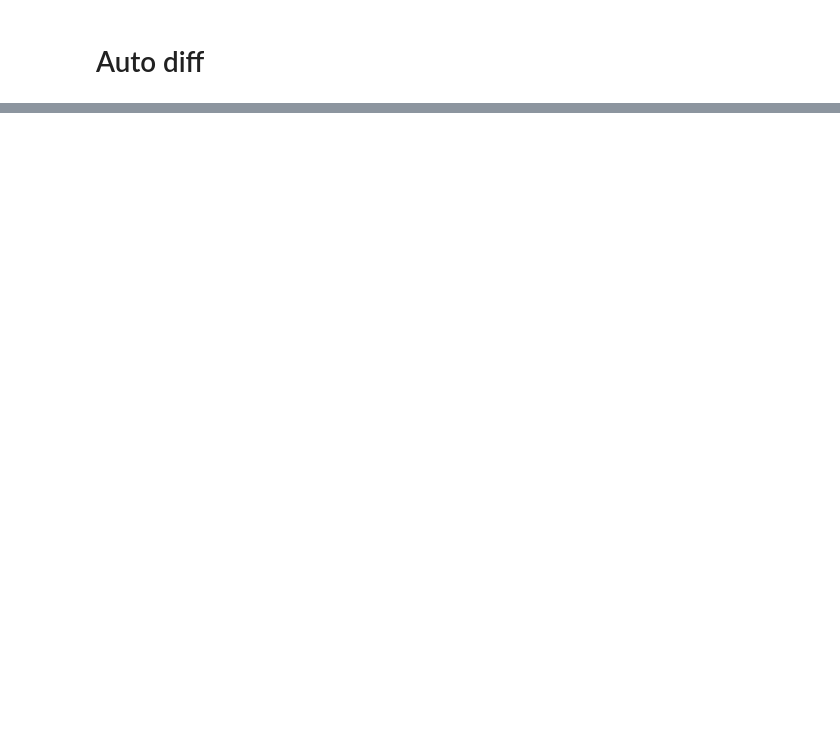
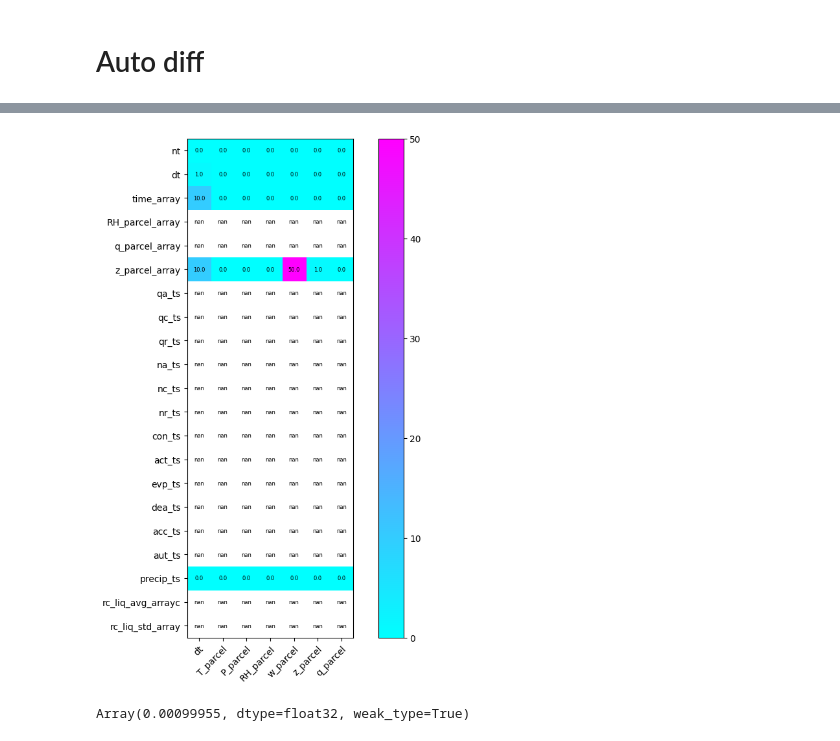
Before and after one commit to zrowland885/PyLCM_edu, a Jupyter notebook: PyLCM_edu_jax.ipynb, the cells around one changed output, grey strips where cells are left out. Cells and saved outputs as stored; diff of their text form; code cells hidden in the pictures; blank space fills up the shorter version.

```diff
--- a/PyLCM_edu_jax.ipynb
+++ b/PyLCM_edu_jax.ipynb
@@ -108,5 +123,3 @@ normal_pseudorandom = random.normal(subkey, shape=(1,))
-# %%
-rng = 1.
 # %% [markdown]
 # Test normal operation
 # %%
@@ -186,14 +200,14 @@ timesteps_function(
 # %% [markdown]
 # Auto diff
 # %%
-grad_timesteps_function = grad(
-    timesteps_function, 0, allow_int=True
+grad_timesteps_function = jacfwd(
+    timesteps_function, (0,7,8,9,10,11,12), #allow_int=True
 )
 # %%
 result = grad_timesteps_function(
     dt, nt, n_particles, max_z, do_condensation, do_collision, switch_sedi_removal,
     T_parcel, P_parcel, RH_parcel, w_parcel, z_parcel, q_parcel,
-    ascending_mode, time_half_wave_parcel,
+    ascending_mode, time_half_wave_parcel, S_lst,
     switch_entrainment, entrainment_start, entrainment_end, entrainment_rate,
     kohler_activation_radius, switch_kappa_koehler,
     display_mode,
@@ -210,4 +224,7 @@ result = grad_timesteps_function(
     rng, # not used in basic mode w/o entrainment, condensation, collision
     True
 )
+
+
+# TRY: https://github.com/google/jax/issues/475 to debug NANs
 # %% [output]
@@ -251,3 +261,66 @@ print(type(tst))
+# %%
+result_arr = np.abs(np.array(result))
+
+import matplotlib.pyplot as plt
+from matplotlib.colors import LogNorm
+
+xlabels = [
+    "dt",
+    "T_parcel",
+    "P_parcel",
+    "RH_parcel",
+    "w_parcel",
+    "z_parcel",
+    "q_parcel"
+    ]
+ylabels = [
+    "nt",
+    "dt",
+    "time_array",
+    "RH_parcel_array",
+    "q_parcel_array",
+    "z_parcel_array",
+    "qa_ts",
+    "qc_ts",
+    "qr_ts",
+    "na_ts",
+    "nc_ts",
+    "nr_ts",
+    "con_ts",
+    "act_ts",
+    "evp_ts",
+    "dea_ts",
+    "acc_ts",
+    "aut_ts",
+    "precip_ts",
+    "rc_liq_avg_arrayc",
+    "rc_liq_std_array"
+]
+
+fig, ax = plt.subplots(figsize=[10,10])
+
+im = ax.imshow(result_arr, cmap='cool')#, norm=LogNorm())
+
+ax.set_xticks(np.arange(len(xlabels)), labels=xlabels)
+ax.set_yticks(np.arange(len(ylabels)), labels=ylabels)
+
+plt.setp(ax.get_xticklabels(), rotation=45, ha="right",
+         rotation_mode="anchor")
+
+for i in range(len(ylabels)):
+    for j in range(len(xlabels)):
+        #text = ax.text(j, i, np.around(result_arr[i, j],3),
+        text = ax.text(j, i, result_arr[i, j],
+                       ha="center", va="center", color="black", fontsize=6)
+
+fig.colorbar(im, ax=ax)
+plt.show()
+# %% [output]
+[figure, added]
+# %%
+np.log(1.001)
+# %% [output]
+Array(0.00099955, dtype=float32, weak_type=True)
 # %%
 import jax
 
```
Also changed, not shown: parts of 20 cells of this notebook, 7 other files.
